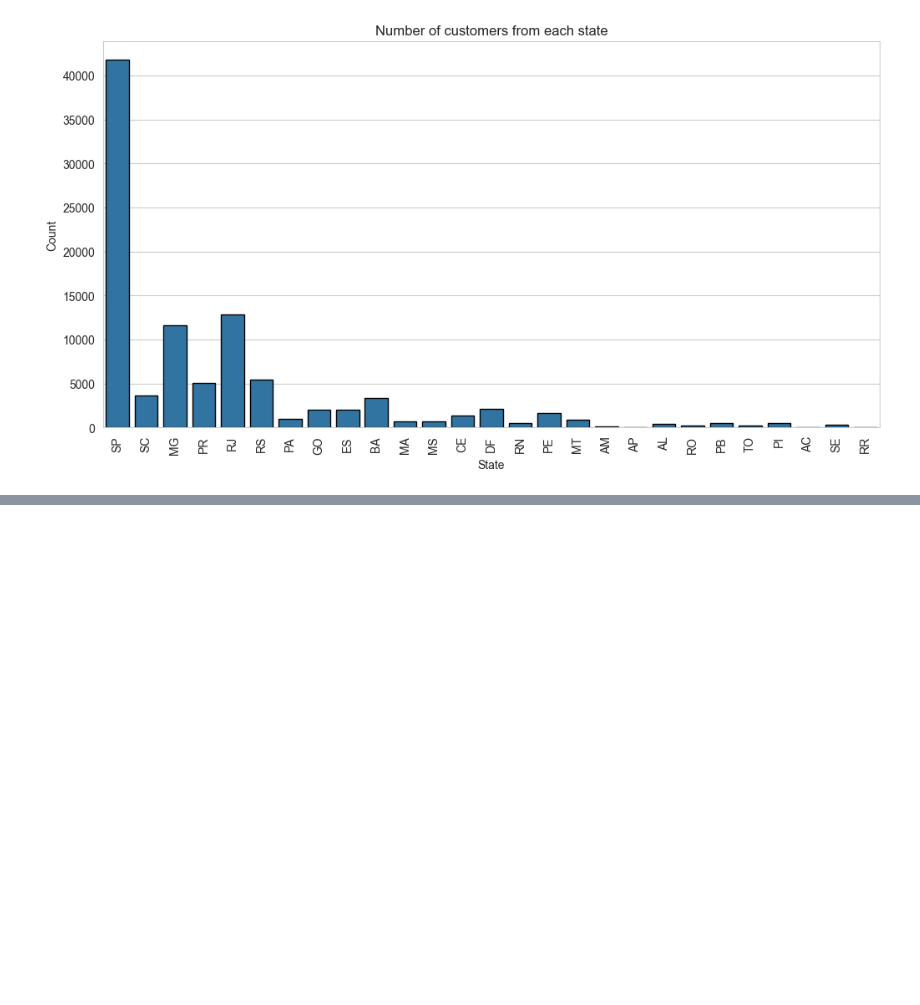
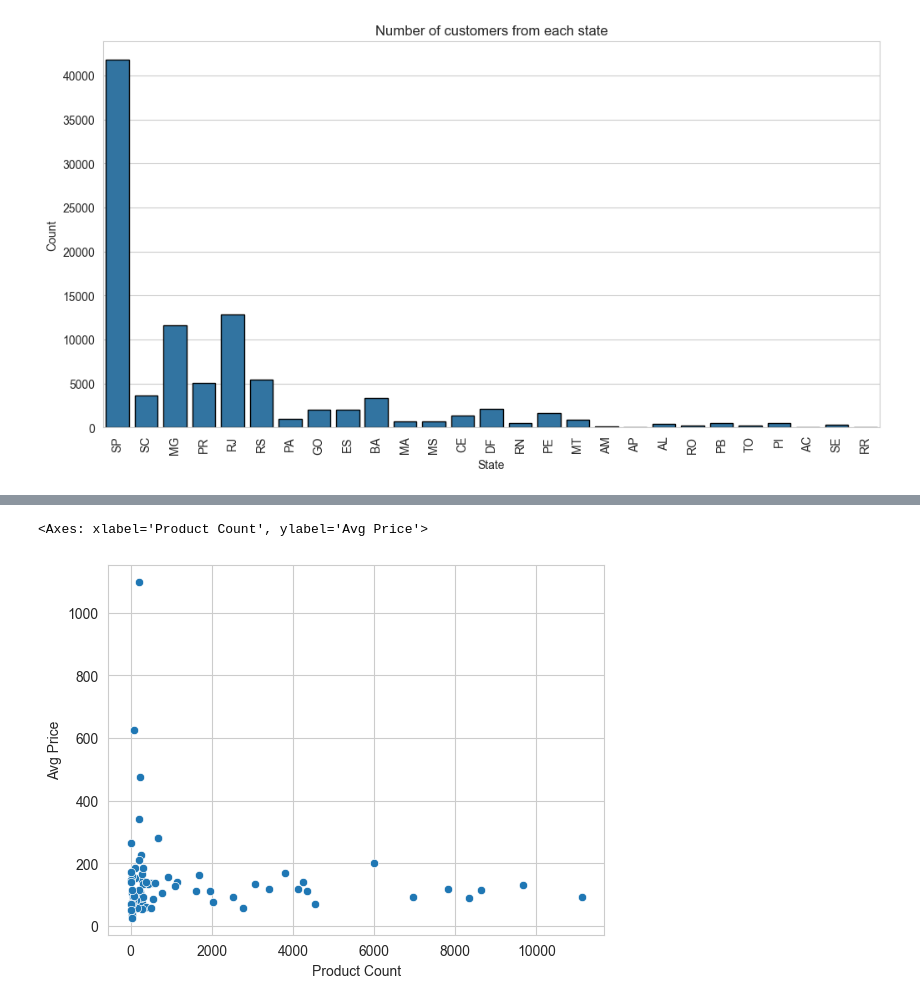
Before and after one commit to TanjiEvan/Guided-Projects, a Jupyter notebook: Youtube/e-Commerce Analysis/e-CommerceAnalysis.ipynb, the cells around one changed output, grey strips where cells are left out. Saved outputs shown, nothing was run; the diff lists cells and outputs as text; code cells hidden in the pictures; blank space fills up the shorter version.

```diff
--- a/Youtube/e-Commerce Analysis/e-CommerceAnalysis.ipynb
+++ b/Youtube/e-Commerce Analysis/e-CommerceAnalysis.ipynb
@@ -287,0 +483,14 @@ plt.show()
+# %%
+query = """SELECT products.product_category,
+COUNT(order_items.product_id),
+ROUND(AVG(order_items.price),2)
+FROM products JOIN order_items
+ON products.product_id=order_items.product_id
+GROUP BY product_category;"""
+
+cur.execute(query)
+
+data=cur.fetchall()
+
+df=pd.DataFrame(data, columns=["Product Category", "Product Count","Avg Price"])
+df
@@ -287,0 +511,5 @@ plt.show()
+# %%
+sns.scatterplot(df, x="Product Count", y= "Avg Price")
+# %% [output]
+<Axes: xlabel='Product Count', ylabel='Avg Price'>
+[figure, added]
```
Also changed, not shown: parts of 20 cells of this notebook.
